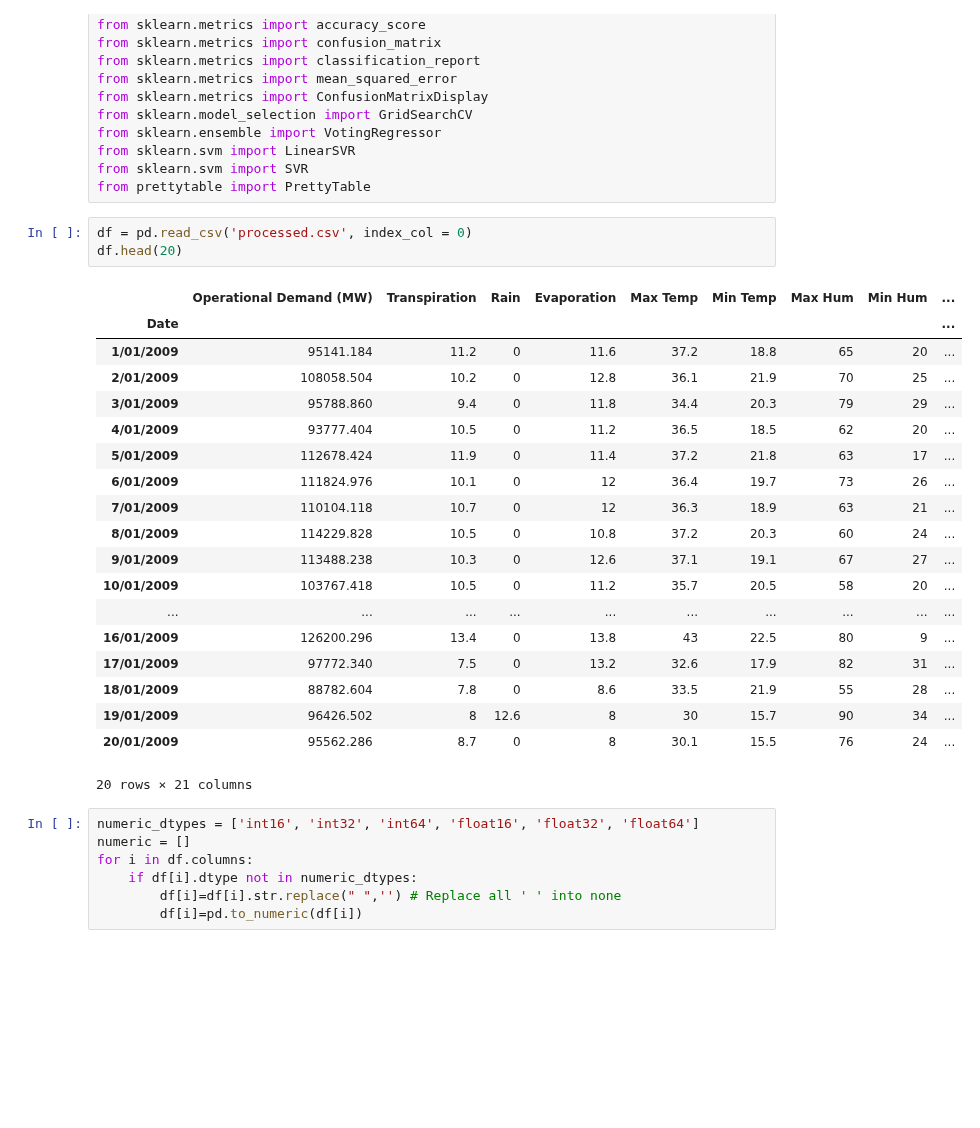
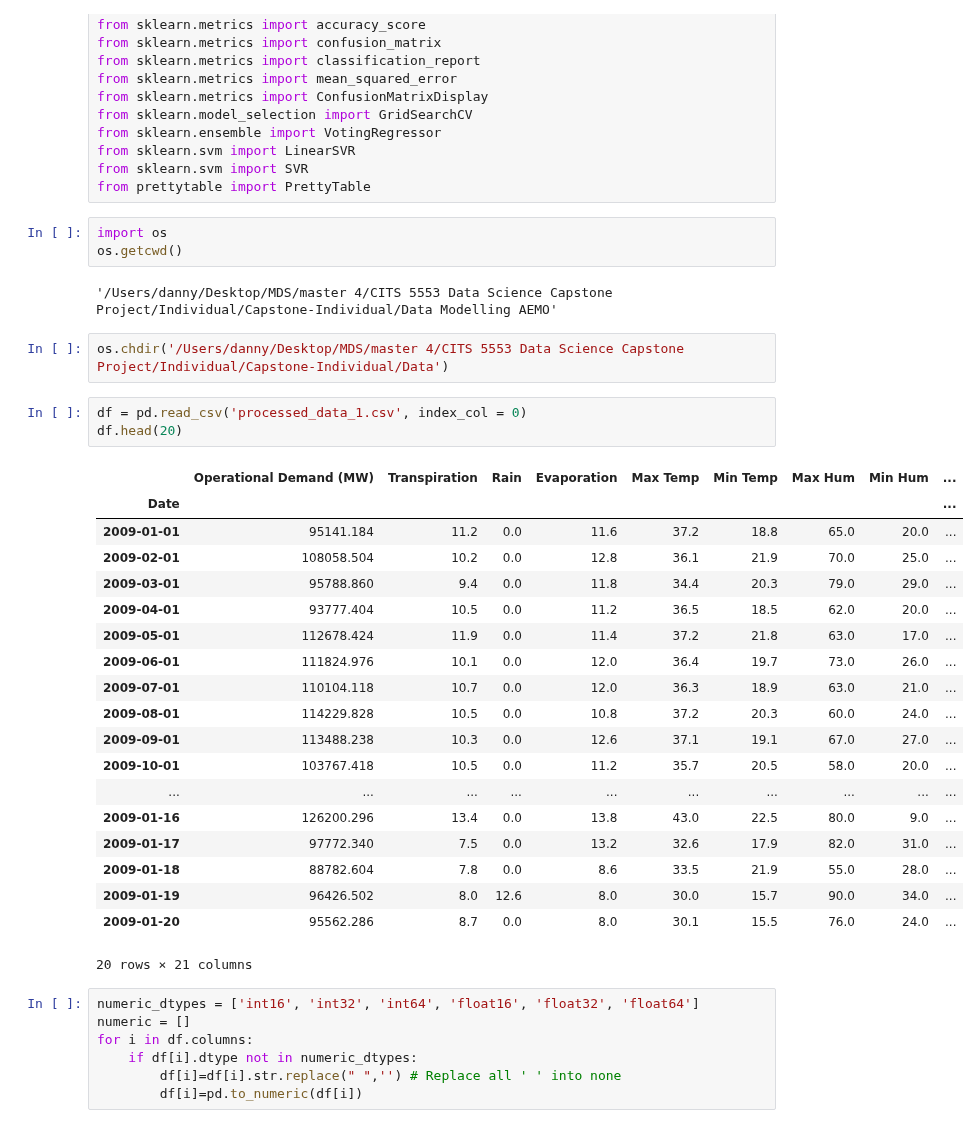
Before and after one commit to zheyzhang/Capstone-Individual, a Jupyter notebook: Data Modelling AEMO/BOM_model.ipynb, the cells around one changed output. Drawn from its saved outputs; the diff is of its cells as text; blank space fills up the shorter version.

```diff
--- a/Data Modelling AEMO/BOM_model.ipynb
+++ b/Data Modelling AEMO/BOM_model.ipynb
@@ -28,28 +28,35 @@ from sklearn.ensemble import VotingRegressor
 from sklearn.svm import LinearSVR
 from sklearn.svm import SVR
 from prettytable import PrettyTable
+# %%
+import os
+os.getcwd()
+# %% [output]
+'/Users/danny/Desktop/MDS/master 4/CITS 5553 Data Science Capstone Project/Individual/Capstone-Individual/Data Modelling AEMO'
+# %%
+os.chdir('/Users/danny/Desktop/MDS/master 4/CITS 5553 Data Science Capstone Project/Individual/Capstone-Individual/Data')
 # %%
-df = pd.read_csv('processed.csv', index_col = 0)
+df = pd.read_csv('processed_data_1.csv', index_col = 0)
 df.head(20)
 # %% [output]
 |  | Operational Demand (MW) | Transpiration | Rain | Evaporation | Max Temp | Min Temp | Max Hum | Min Hum | ... |
 | Date |  |  |  |  |  |  |  |  | ... |
-| 1/01/2009 | 95141.184 | 11.2 | 0 | 11.6 | 37.2 | 18.8 | 65 | 20 | ... |
-| 2/01/2009 | 108058.504 | 10.2 | 0 | 12.8 | 36.1 | 21.9 | 70 | 25 | ... |
-| 3/01/2009 | 95788.860 | 9.4 | 0 | 11.8 | 34.4 | 20.3 | 79 | 29 | ... |
-| 4/01/2009 | 93777.404 | 10.5 | 0 | 11.2 | 36.5 | 18.5 | 62 | 20 | ... |
-| 5/01/2009 | 112678.424 | 11.9 | 0 | 11.4 | 37.2 | 21.8 | 63 | 17 | ... |
-| 6/01/2009 | 111824.976 | 10.1 | 0 | 12 | 36.4 | 19.7 | 73 | 26 | ... |
-| 7/01/2009 | 110104.118 | 10.7 | 0 | 12 | 36.3 | 18.9 | 63 | 21 | ... |
-| 8/01/2009 | 114229.828 | 10.5 | 0 | 10.8 | 37.2 | 20.3 | 60 | 24 | ... |
-| 9/01/2009 | 113488.238 | 10.3 | 0 | 12.6 | 37.1 | 19.1 | 67 | 27 | ... |
-| 10/01/2009 | 103767.418 | 10.5 | 0 | 11.2 | 35.7 | 20.5 | 58 | 20 | ... |
+| 2009-01-01 | 95141.184 | 11.2 | 0.0 | 11.6 | 37.2 | 18.8 | 65.0 | 20.0 | ... |
+| 2009-02-01 | 108058.504 | 10.2 | 0.0 | 12.8 | 36.1 | 21.9 | 70.0 | 25.0 | ... |
+| 2009-03-01 | 95788.860 | 9.4 | 0.0 | 11.8 | 34.4 | 20.3 | 79.0 | 29.0 | ... |
+| 2009-04-01 | 93777.404 | 10.5 | 0.0 | 11.2 | 36.5 | 18.5 | 62.0 | 20.0 | ... |
+| 2009-05-01 | 112678.424 | 11.9 | 0.0 | 11.4 | 37.2 | 21.8 | 63.0 | 17.0 | ... |
+| 2009-06-01 | 111824.976 | 10.1 | 0.0 | 12.0 | 36.4 | 19.7 | 73.0 | 26.0 | ... |
+| 2009-07-01 | 110104.118 | 10.7 | 0.0 | 12.0 | 36.3 | 18.9 | 63.0 | 21.0 | ... |
+| 2009-08-01 | 114229.828 | 10.5 | 0.0 | 10.8 | 37.2 | 20.3 | 60.0 | 24.0 | ... |
+| 2009-09-01 | 113488.238 | 10.3 | 0.0 | 12.6 | 37.1 | 19.1 | 67.0 | 27.0 | ... |
+| 2009-10-01 | 103767.418 | 10.5 | 0.0 | 11.2 | 35.7 | 20.5 | 58.0 | 20.0 | ... |
 | ... | ... | ... | ... | ... | ... | ... | ... | ... | ... |
-| 16/01/2009 | 126200.296 | 13.4 | 0 | 13.8 | 43 | 22.5 | 80 | 9 | ... |
-| 17/01/2009 | 97772.340 | 7.5 | 0 | 13.2 | 32.6 | 17.9 | 82 | 31 | ... |
-| 18/01/2009 | 88782.604 | 7.8 | 0 | 8.6 | 33.5 | 21.9 | 55 | 28 | ... |
-| 19/01/2009 | 96426.502 | 8 | 12.6 | 8 | 30 | 15.7 | 90 | 34 | ... |
-| 20/01/2009 | 95562.286 | 8.7 | 0 | 8 | 30.1 | 15.5 | 76 | 24 | ... |
+| 2009-01-16 | 126200.296 | 13.4 | 0.0 | 13.8 | 43.0 | 22.5 | 80.0 | 9.0 | ... |
+| 2009-01-17 | 97772.340 | 7.5 | 0.0 | 13.2 | 32.6 | 17.9 | 82.0 | 31.0 | ... |
+| 2009-01-18 | 88782.604 | 7.8 | 0.0 | 8.6 | 33.5 | 21.9 | 55.0 | 28.0 | ... |
+| 2009-01-19 | 96426.502 | 8.0 | 12.6 | 8.0 | 30.0 | 15.7 | 90.0 | 34.0 | ... |
+| 2009-01-20 | 95562.286 | 8.7 | 0.0 | 8.0 | 30.1 | 15.5 | 76.0 | 24.0 | ... |
 20 rows × 21 columns
 # %%
 numeric_dtypes = ['int16', 'int32', 'int64', 'float16', 'float32', 'float64']
```
Also changed, not shown: parts of 7 cells of this notebook.
